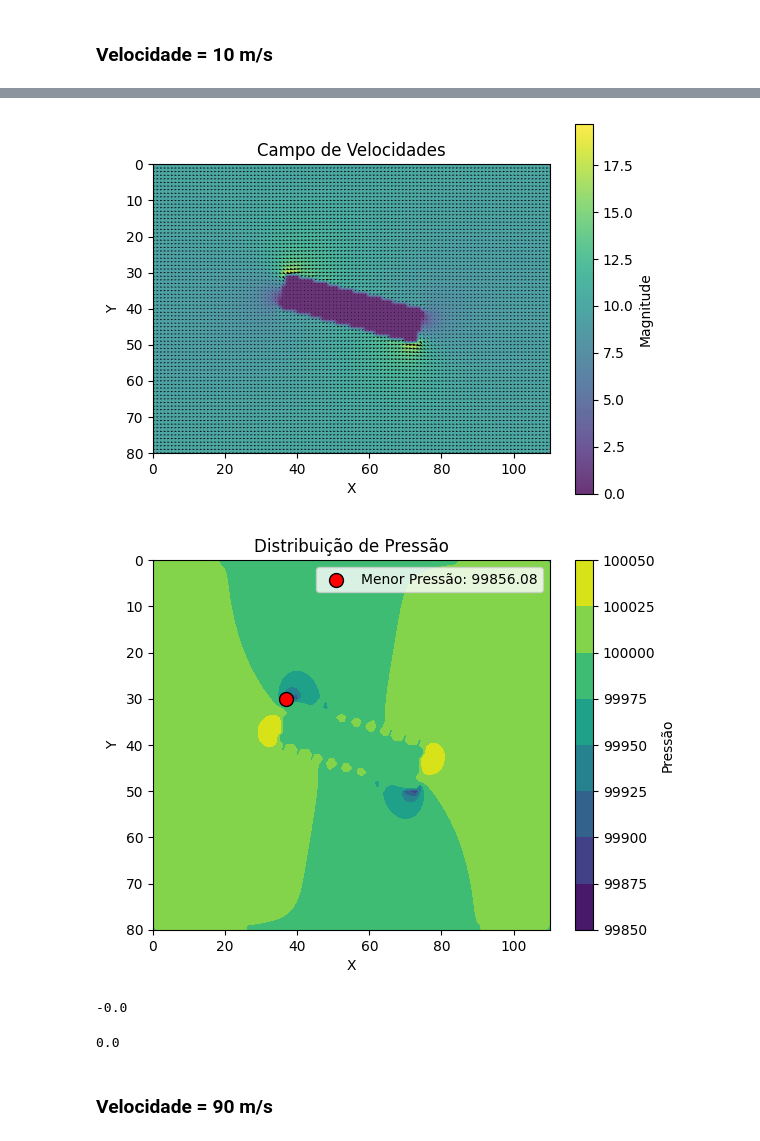
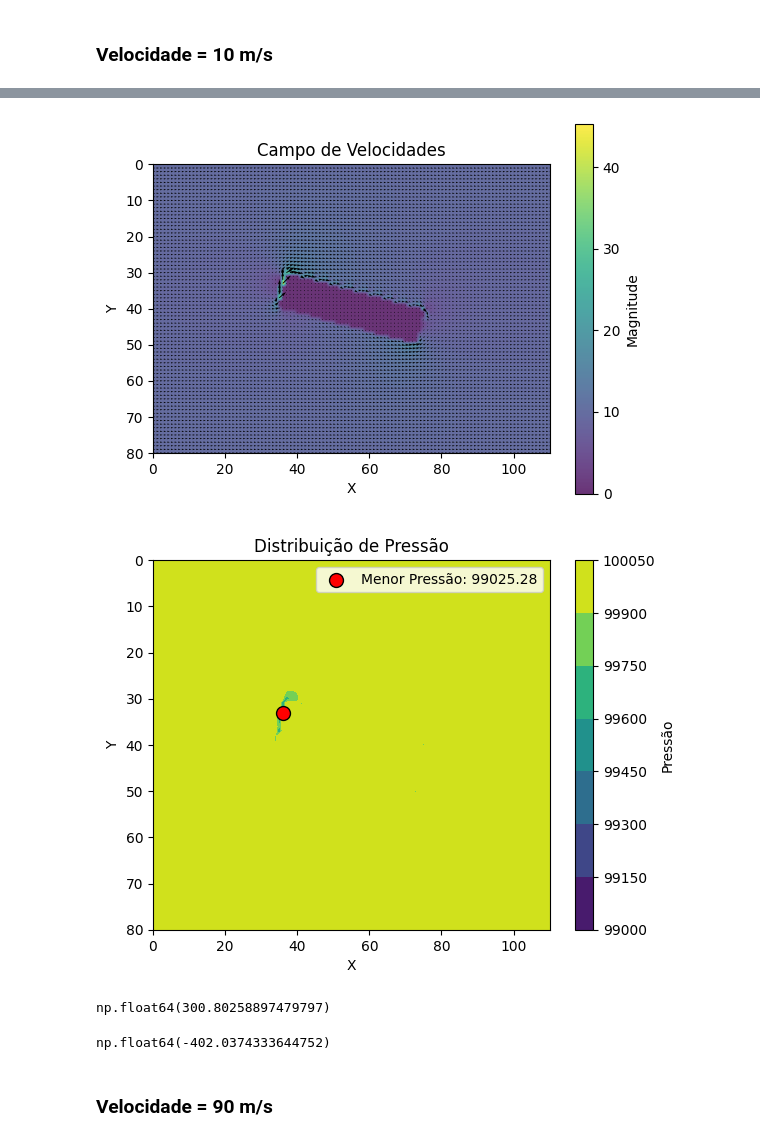
Before and after one commit to Eduds007/Numerical-simulations, a Jupyter notebook: Ex2/resultados_15.ipynb, the cells around one changed output, grey strips where cells are left out. Cells and saved outputs as stored; diff of their text form; code cells hidden in the pictures.

```diff
--- a/Ex2/resultados_15.ipynb
+++ b/Ex2/resultados_15.ipynb
@@ -67,6 +67,7 @@ u_inf = 10
 # %%
 rect = Retangle(-2,-0.5,angle, u_inf, delta, uy, corrente_inicial, p_init, h, w)
 rede = Mesh(rect, u_inf, delta, tolerance, lamb, h,corrente_inicial, uy, p_init, iter, rho, g)
+rede.update_mask()
 # %%
 rede.update_corrente()
 rede.plot_corrente()
@@ -76,20 +77,21 @@ rede.plot_corrente()
 rede.update_velocidade()
 rede.plot_velocidade()
 # %% [output]
-[figure, old version]
+[figure, new version]
 # %%
 rede.update_pressure()
 rede.plot_pressure()
+rede.update_normal()
 # %% [output]
-[figure, old version]
+[figure, new version]
 # %%
 rede.get_arrasto()
 # %% [output]
--0.0
+np.float64(300.80258897479797)
 # %%
 rede.get_sust()
 # %% [output]
-0.0
+np.float64(-402.0374333644752)
 # %% [markdown]
 ### Velocidade = 90 m/s
 # %%
```
Also changed, not shown: parts of 13 cells of this notebook, 2 other files.
